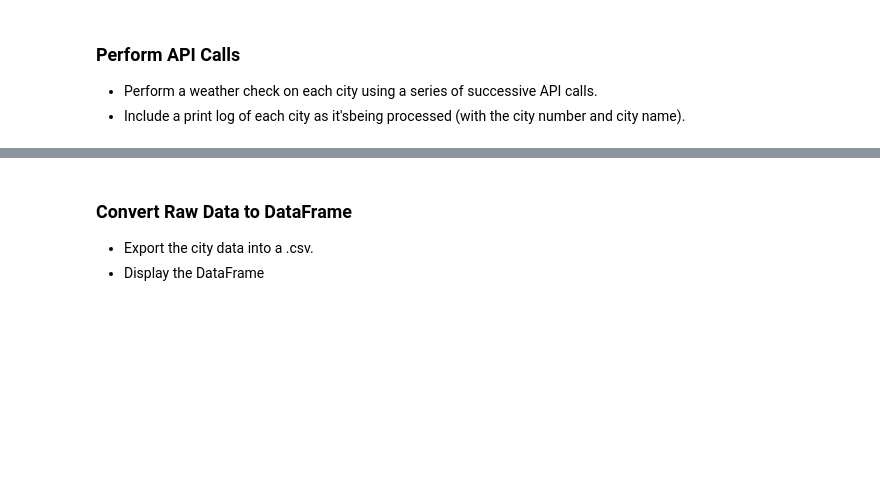
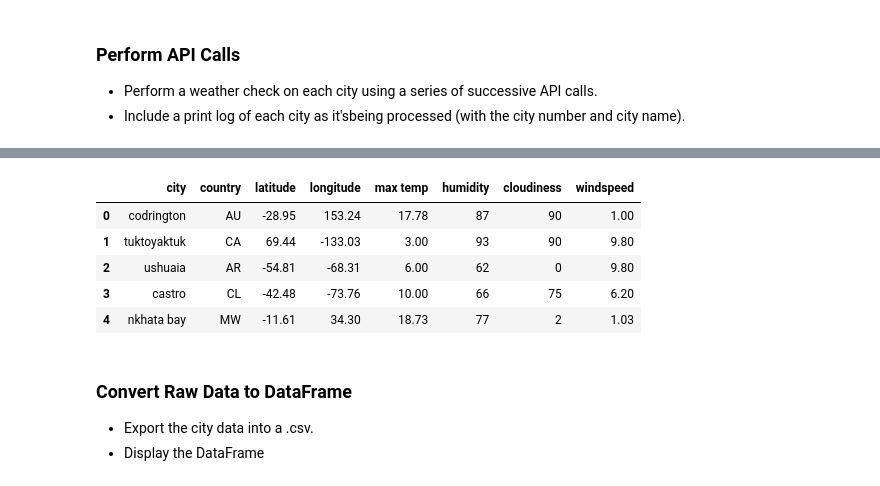
Before and after one commit to bshub6/API-Challenge, a Jupyter notebook: Instructions/starter_code/weatherpy1.ipynb, the cells around one changed output, grey strips where cells are left out. Cells and saved outputs as stored; diff of their text form; code cells hidden in the pictures; blank space fills up the shorter version.

```diff
--- a/Instructions/starter_code/weatherpy1.ipynb
+++ b/Instructions/starter_code/weatherpy1.ipynb
@@ -112,3 +144,14 @@ print("Retrieval is complete!")
+# %%
+#print(data_dict)
+df = pd.DataFrame.from_dict(data_dict)
+df.head()
+# %% [output]
+|  | city | country | latitude | longitude | max temp | humidity | cloudiness | windspeed |
+| 0 | codrington | AU | -28.95 | 153.24 | 17.78 | 87 | 90 | 1.00 |
+| 1 | tuktoyaktuk | CA | 69.44 | -133.03 | 3.00 | 93 | 90 | 9.80 |
+| 2 | ushuaia | AR | -54.81 | -68.31 | 6.00 | 62 | 0 | 9.80 |
+| 3 | castro | CL | -42.48 | -73.76 | 10.00 | 66 | 75 | 6.20 |
+| 4 | nkhata bay | MW | -11.61 | 34.30 | 18.73 | 77 | 2 | 1.03 |
 # %% [markdown]
 ### Convert Raw Data to DataFrame
 * Export the city data into a .csv.
```
Also changed, not shown: parts of 9 cells of this notebook.
